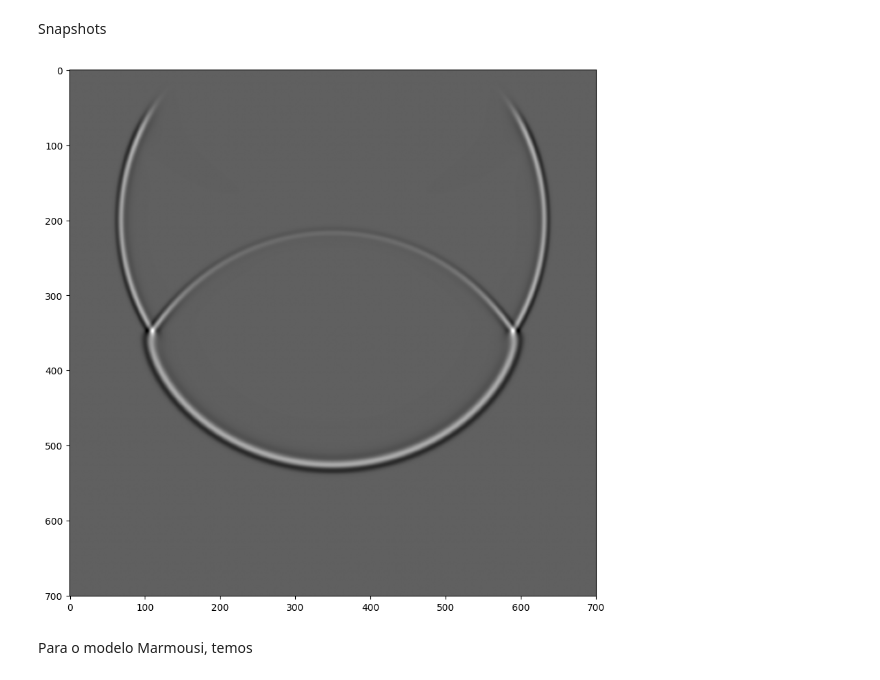
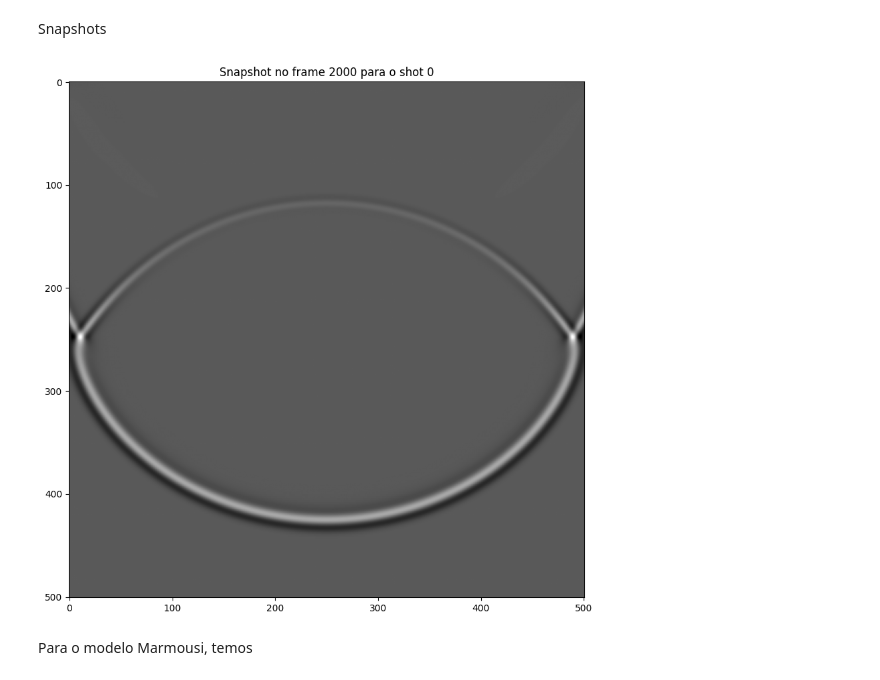
Before and after one commit to GISIS-UFF/SeismicModeling2D, a Jupyter notebook: src/Relatorio.ipynb, the cells around one changed output. Drawn from its saved outputs; the diff is of its cells as text; code cells hidden in the pictures.

```diff
--- a/src/Relatorio.ipynb
+++ b/src/Relatorio.ipynb
@@ -294,16 +301,18 @@ plot_shot(sism_shot)
 # %% [markdown]
 Snapshots
-# %%
-def snapshot(u_snapshot, shot, nt, nz, nx):
-    fig, ax = plt.subplots(figsize=(10, 10))
-    ax.cla()
-    ax.imshow(u_snapshot[shot, 1000], cmap = "gray")
-    plt.pause(0.1)
-    # u_snapshot.astype(np.float32).tofile(f'D:/GitHub/ModelagemSismica/outputs/snapshots/snapshot_{u_snapshot.shape[0]}x{nt}x{nz}x{nx}.bin')
-    # print(u_snapshot.shape)
-
-snapshot(u_snapshot, 1, nt, nz_abc, nx_abc)
-# %% [output]
-[figure, removed]
+# %%
+def snapshot(p_snapshot, shot, frame):
+    p_cut = p_snapshot[shot][N:-N, N:-N]
+    fig, ax = plt.subplots(figsize=(10, 10))
+    ax.imshow(p_cut, cmap='gray')
+    plt.title(f"Snapshot no frame {frame} para o shot {shot}")
+    plt.show()
+    # filename = f'../ModelagemSismica/outputs/snapshots/snapshot_frame_{frame}_shot_{shot}_nx_{p_cut.shape[1]}_nz_{p_cut.shape[0]}vti.bin'
+    # p_cut.astype(np.float32).tofile(filename)
+    # print(f"Snapshot do frame {frame} salvo em: {filename}")
+
+snapshot(u_snapshot, 0, frame)
+# %% [output]
+[figure, added]
 # %% [markdown]
 Para o modelo Marmousi, temos
```
Also changed, not shown: parts of 28 cells of this notebook, 7 other files.
